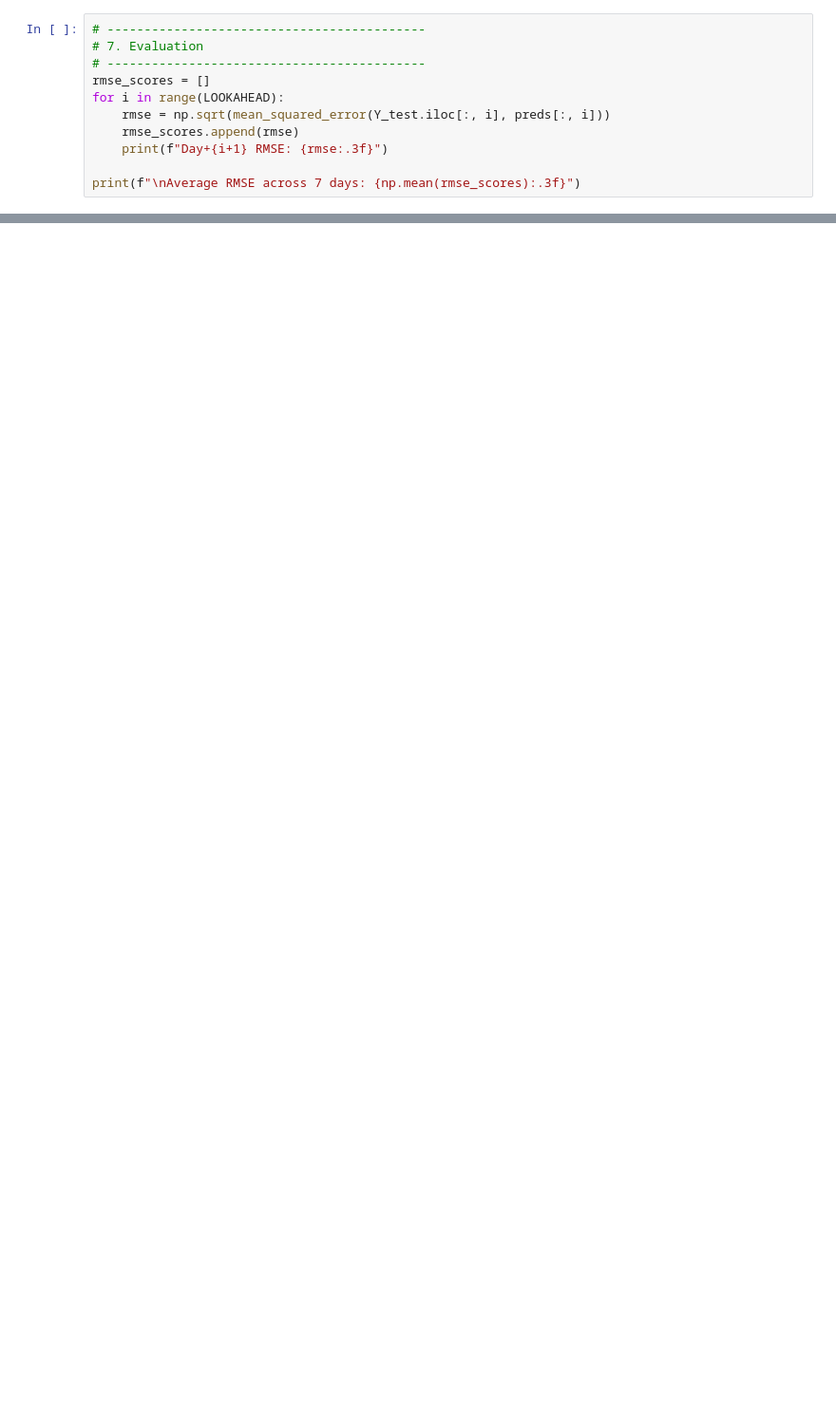
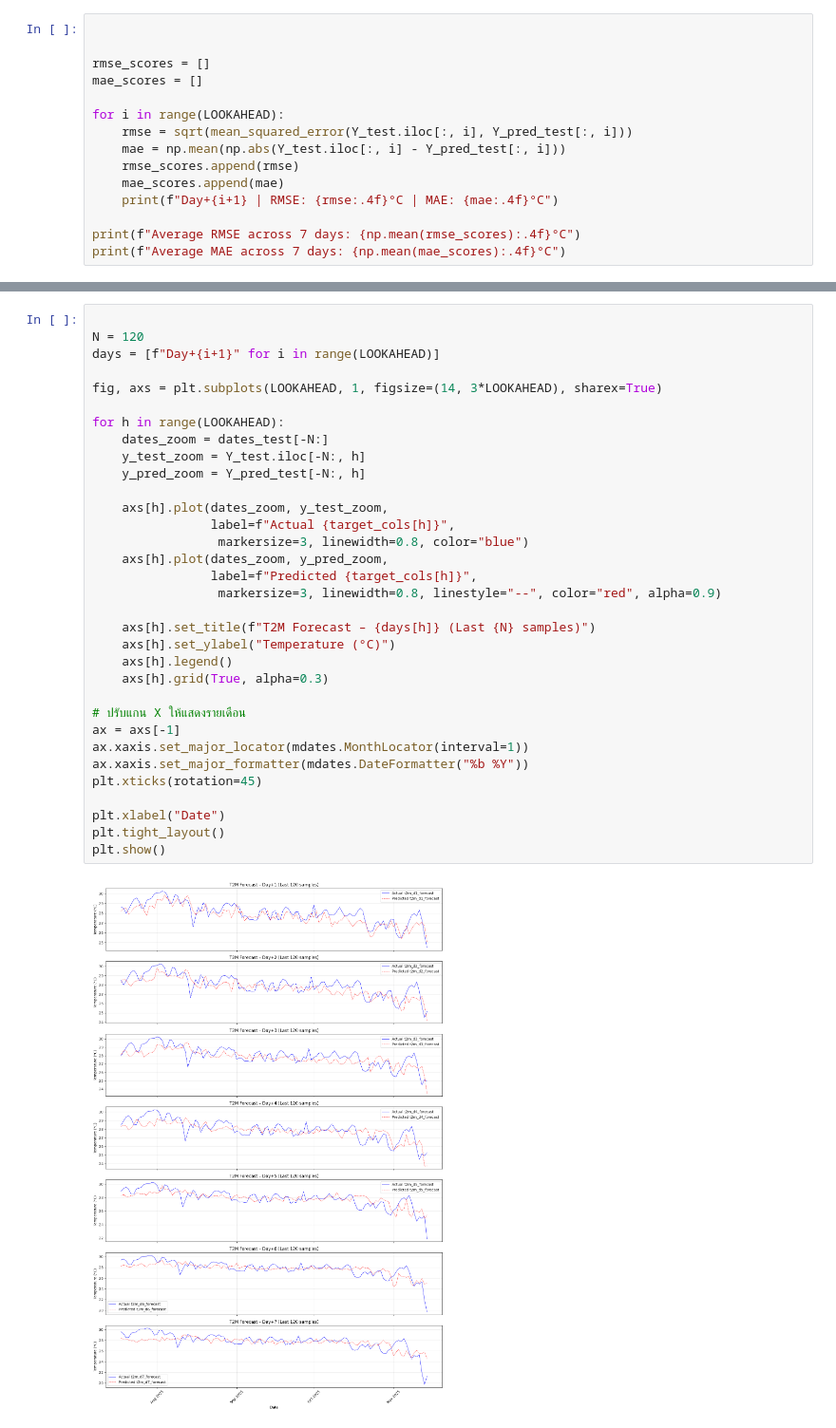
Before and after one commit to farlos3/Climate-Change-Analysis, a Jupyter notebook: Model/model_forecasting_xgboost.ipynb, the cells around one changed output, grey strips where cells are left out. Shown: that part at 95% size. Drawn from its saved outputs; the diff is of its cells as text; blank space fills up the shorter version.

```diff
--- a/Model/model_forecasting_xgboost.ipynb
+++ b/Model/model_forecasting_xgboost.ipynb
@@ -77,12 +201,16 @@ preds = model.predict(X_test)
 # %%
-# -------------------------------------------
-# 7. Evaluation
-# -------------------------------------------
+
+
 rmse_scores = []
+mae_scores = []
+
 for i in range(LOOKAHEAD):
-    rmse = np.sqrt(mean_squared_error(Y_test.iloc[:, i], preds[:, i]))
+    rmse = sqrt(mean_squared_error(Y_test.iloc[:, i], Y_pred_test[:, i]))
+    mae = np.mean(np.abs(Y_test.iloc[:, i] - Y_pred_test[:, i]))
     rmse_scores.append(rmse)
-    print(f"Day+{i+1} RMSE: {rmse:.3f}")
+    mae_scores.append(mae)
+    print(f"Day+{i+1} | RMSE: {rmse:.4f}°C | MAE: {mae:.4f}°C")
 
-print(f"\nAverage RMSE across 7 days: {np.mean(rmse_scores):.3f}")
+print(f"Average RMSE across 7 days: {np.mean(rmse_scores):.4f}°C")
+print(f"Average MAE across 7 days: {np.mean(mae_scores):.4f}°C")
 # %% [output]
@@ -118,0 +265,35 @@ plt.show()
+# %%
+
+N = 120
+days = [f"Day+{i+1}" for i in range(LOOKAHEAD)]
+
+fig, axs = plt.subplots(LOOKAHEAD, 1, figsize=(14, 3*LOOKAHEAD), sharex=True)
+
+for h in range(LOOKAHEAD):
+    dates_zoom = dates_test[-N:]
+    y_test_zoom = Y_test.iloc[-N:, h]
+    y_pred_zoom = Y_pred_test[-N:, h]
+
+    axs[h].plot(dates_zoom, y_test_zoom,
+                label=f"Actual {target_cols[h]}",
+                 markersize=3, linewidth=0.8, color="blue")
+    axs[h].plot(dates_zoom, y_pred_zoom,
+                label=f"Predicted {target_cols[h]}",
+                 markersize=3, linewidth=0.8, linestyle="--", color="red", alpha=0.9)
+
+    axs[h].set_title(f"T2M Forecast – {days[h]} (Last {N} samples)")
+    axs[h].set_ylabel("Temperature (°C)")
+    axs[h].legend()
+    axs[h].grid(True, alpha=0.3)
+
+# ปรับแกน X ให้แสดงรายเดือน
+ax = axs[-1]
+ax.xaxis.set_major_locator(mdates.MonthLocator(interval=1))
+ax.xaxis.set_major_formatter(mdates.DateFormatter("%b %Y"))
+plt.xticks(rotation=45)
+
+plt.xlabel("Date")
+plt.tight_layout()
+plt.show()
+# %% [output]
+[figure, added]
```
Also changed, not shown: parts of 12 cells of this notebook.
